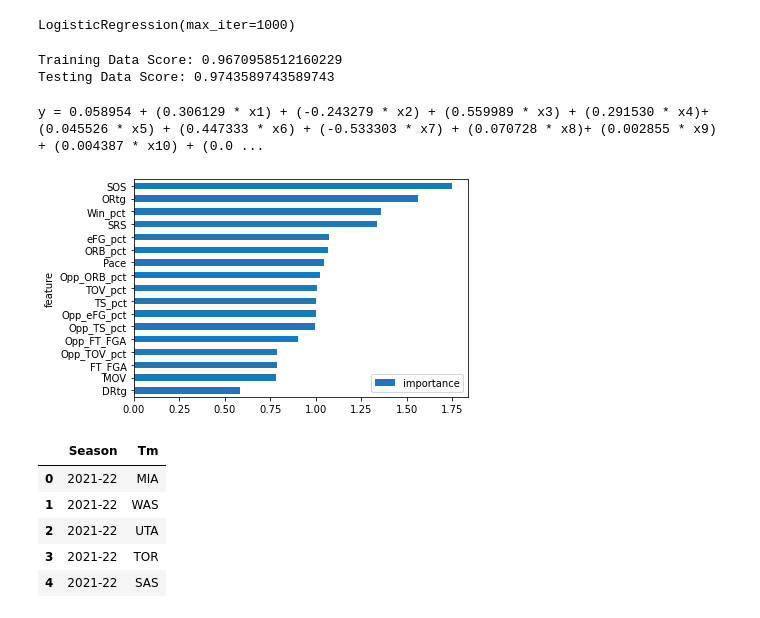
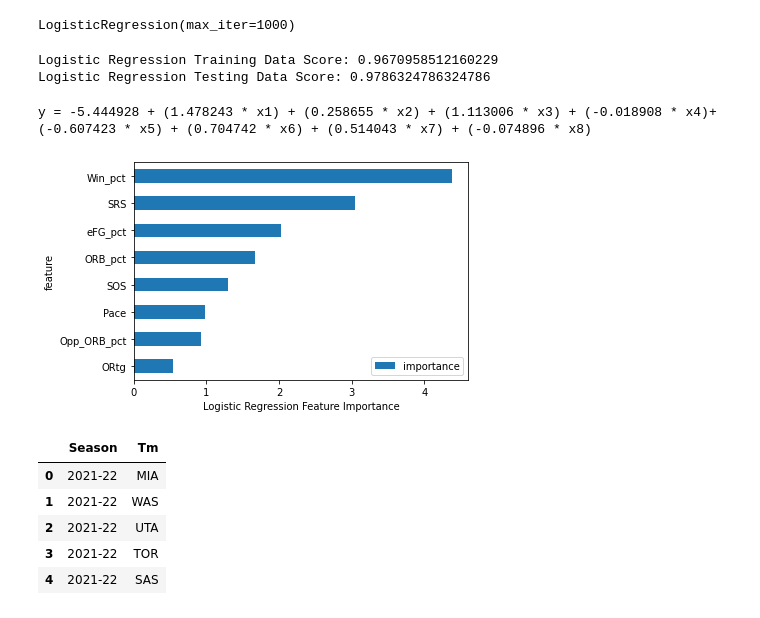
Before and after one commit to fatehluqman/Final_project, a Jupyter notebook: LogReg_Model_Prune.ipynb, the cells around one changed output. Saved outputs shown, nothing was run; the diff lists cells and outputs as text; code cells hidden in the pictures.

Commit message:
Updated prune models

```diff
--- a/LogReg_Model_Prune.ipynb
+++ b/LogReg_Model_Prune.ipynb
@@ -122,36 +144,39 @@ classifier
 LogisticRegression(max_iter=1000)
 # %%
 # Fit (train) our model by using the training data
-classifier.fit(X_train, y_train)
+classifier.fit(X_train_scaled, y_train)
 # %% [output]
 LogisticRegression(max_iter=1000)
 # %%
 # Validate the model by using the test data
-print(f"Training Data Score: {classifier.score(X_train, y_train)}")
-print(f"Testing Data Score: {classifier.score(X_test, y_test)}")
+print(f"Logistic Regression Training Data Score: {classifier.score(X_train_scaled, y_train)}")
+print(f"Logistic Regression Testing Data Score: {classifier.score(X_test_scaled, y_test)}")
 # %% [output]
-Training Data Score: 0.9670958512160229
-Testing Data Score: 0.9743589743589743
+Logistic Regression Training Data Score: 0.9670958512160229
+Logistic Regression Testing Data Score: 0.9786324786324786
-# %%
-# https://sefiks.com/2021/01/06/feature-importance-in-logistic-regression/
-w0 = classifier.intercept_[0]
-w = w1, w2, w3, w4, w5, w6, w7, w8, w9, w10, w11, w12, w13, w14, w15, w16, w17 = classifier.coef_[0]
-
-equation = "y = %f + (%f * x1) + (%f * x2) + (%f * x3) + (%f * x4)+ (%f * x5) + (%f * x6) + (%f * x7) + (%f * x8)+ (%f * x9) + (%f * x10) + (%f * x11) + (%f * x12)+ (%f * x13)+ (%f * x14) + (%f * x15) + (%f * x16) + (%f * x17)" % (w0, w1, w2, w3, w4, w5, w6, w7, w8, w9, w10, w11, w12, w13, w14, w15, w16, w17)
-print(equation)
-# %% [output]
-y = 0.058954 + (0.306129 * x1) + (-0.243279 * x2) + (0.559989 * x3) + (0.291530 * x4)+ (0.045526 * x5) + (0.447333 * x6) + (-0.533303 * x7) + (0.070728 * x8)+ (0.002855 * x9) + (0.004387 * x10) + (0.0 ...
-# %%
-# https://sefiks.com/2021/01/06/feature-importance-in-logistic-regression/
-feature_importance = pd.DataFrame(feature_names, columns = ["feature"])
-feature_importance["importance"] = pow(math.e, w)
-feature_importance = feature_importance.sort_values(by = ["importance"], ascending=True)
-
-from sklearn.linear_model import LogisticRegression
-ax = feature_importance.plot.barh(x='feature', y='importance')
-plt.show()
-# %% [output]
-[figure, removed]
+# %%
+#https://sefiks.com/2021/01/06/feature-importance-in-logistic-regression/
+w0 = classifier.intercept_[0]
+w = w1, w2, w3, w4, w5, w6, w7, w8 = classifier.coef_[0]
+# , w9, w10, w11, w12, w13, w14, w15, w16, w17
+# + (%f * x9) + (%f * x10) + (%f * x11) + (%f * x12)+ (%f * x13)+ (%f * x14) + (%f * x15) + (%f * x16) + (%f * x17)
+# , w9, w10, w11, w12, w13, w14, w15, w16, w17
+equation = "y = %f + (%f * x1) + (%f * x2) + (%f * x3) + (%f * x4)+ (%f * x5) + (%f * x6) + (%f * x7) + (%f * x8)" % (w0, w1, w2, w3, w4, w5, w6, w7, w8)
+print(equation)
+# %% [output]
+y = -5.444928 + (1.478243 * x1) + (0.258655 * x2) + (1.113006 * x3) + (-0.018908 * x4)+ (-0.607423 * x5) + (0.704742 * x6) + (0.514043 * x7) + (-0.074896 * x8)
+# %%
+# https://sefiks.com/2021/01/06/feature-importance-in-logistic-regression/
+feature_importance = pd.DataFrame(feature_names, columns = ["feature"])
+feature_importance["importance"] = pow(math.e, w)
+feature_importance = feature_importance.sort_values(by = ["importance"], ascending=True)
+
+from sklearn.linear_model import LogisticRegression
+ax = feature_importance.plot.barh(x='feature', y='importance')
+plt.xlabel("Logistic Regression Feature Importance")
+plt.show()
+# %% [output]
+[figure, added]
 # %%
 # Pull out Season, TM and Team_Name into DF
 test_name_df = test_df[['Season', 'Tm']]
```
Also changed, not shown: parts of 11 cells of this notebook, 7 other files.
